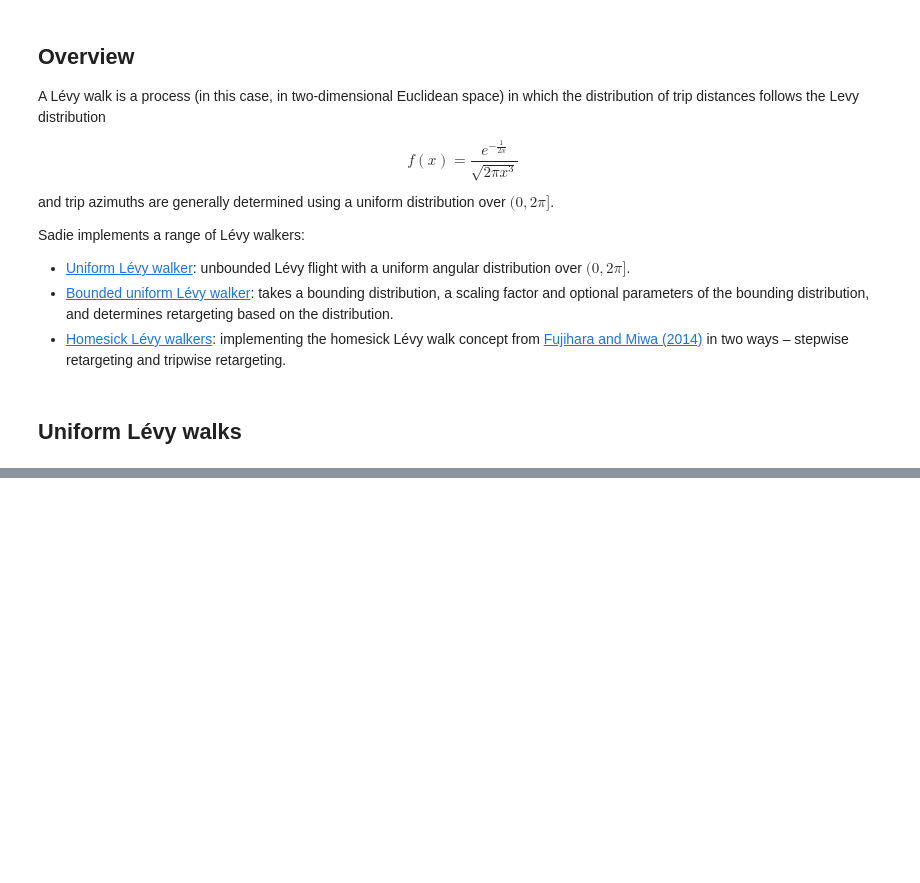
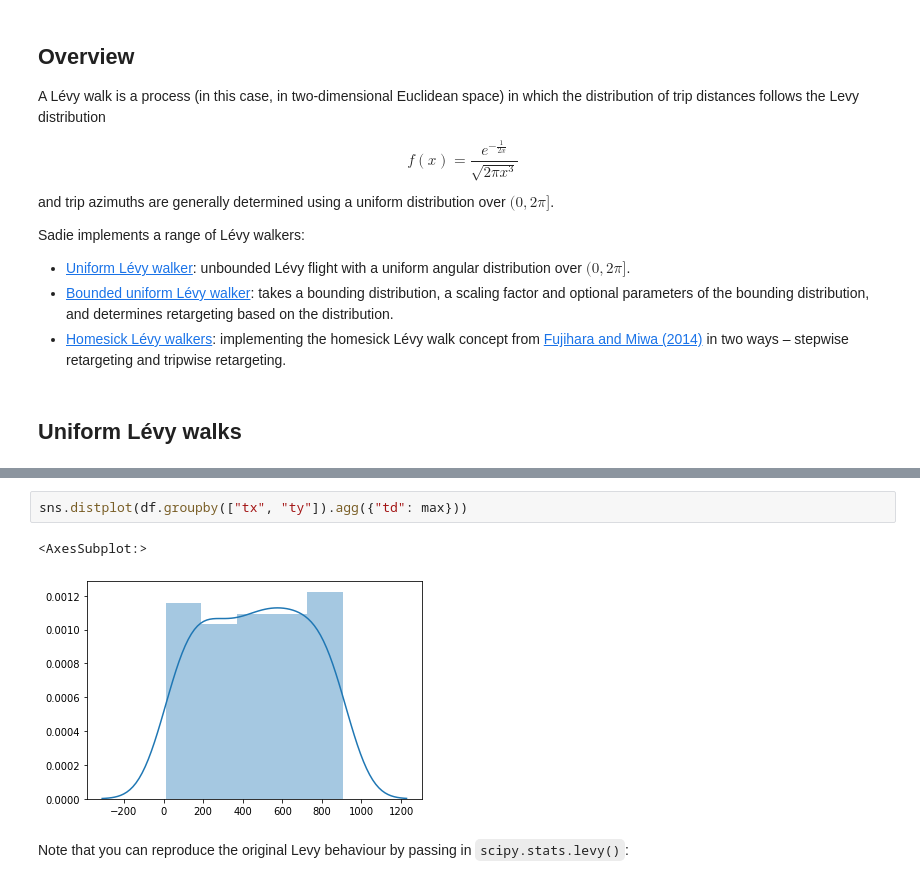
Before and after one commit to chrisvoncsefalvay/sadie, a Jupyter notebook: examples/Basic Levy walks.ipynb, the cells around one changed output, grey strips where cells are left out. Drawn from its saved outputs; the diff is of its cells as text; blank space fills up the shorter version.

```diff
--- a/examples/Basic Levy walks.ipynb
+++ b/examples/Basic Levy walks.ipynb
@@ -63,0 +107,7 @@ Wall time: 17.7 s
+# %%
+sns.distplot(df.groupby(["tx", "ty"]).agg({"td": max}))
+# %% [output]
+<AxesSubplot:>
+[figure, added]
+# %% [markdown]
+Note that you can reproduce the original Levy behaviour by passing in `scipy.stats.levy()`:
```
Also changed, not shown: parts of 9 cells of this notebook.
